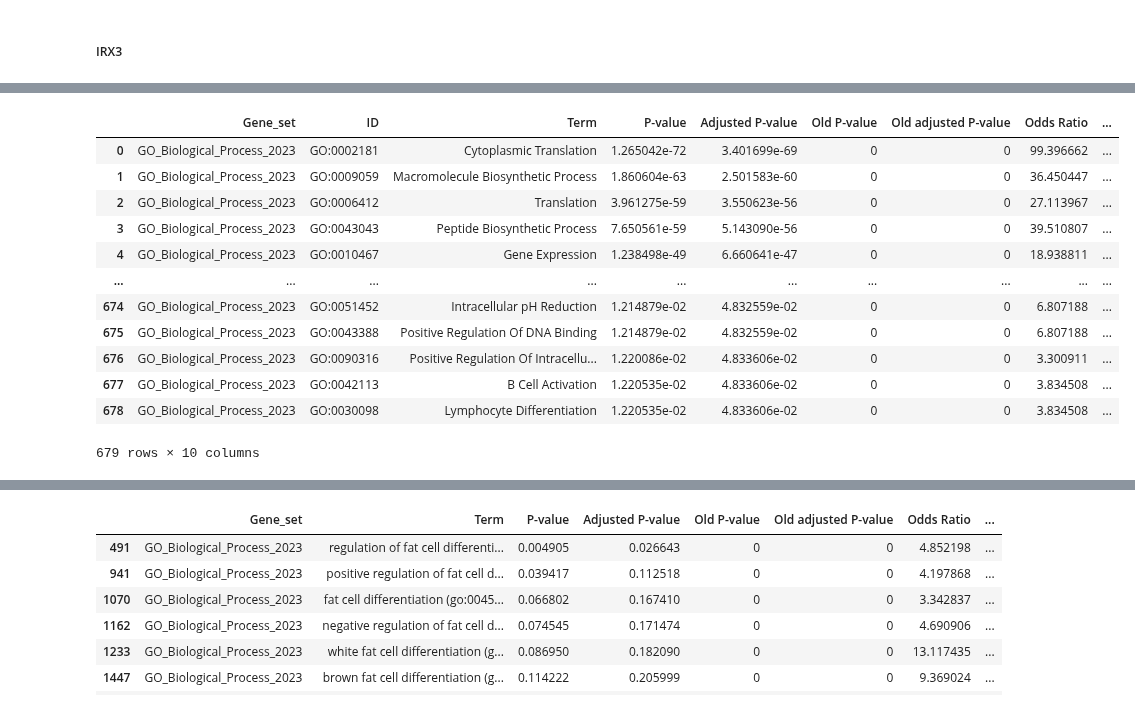
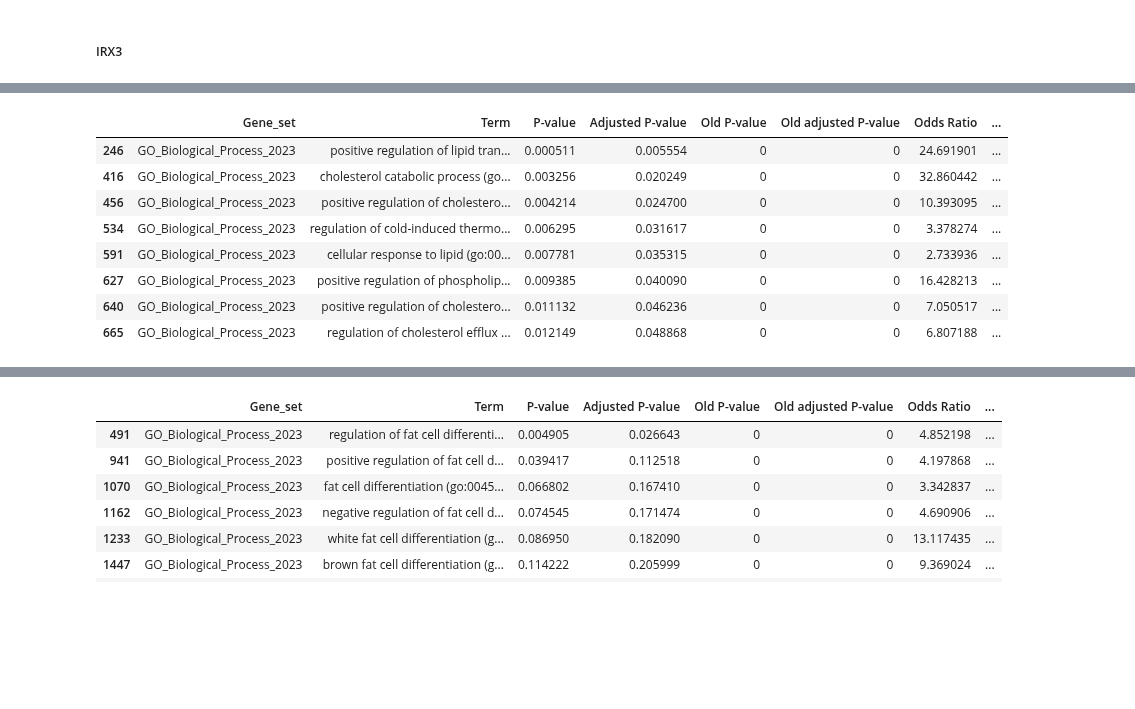
Before and after one commit to rejuve-bio/biocypher-kg, a Jupyter notebook: notebooks/cellxgene_exp_corr.ipynb, the cells around one changed output, grey strips where cells are left out. Cells and saved outputs as stored; diff of their text form; code cells hidden in the pictures; blank space fills up the shorter version.

```diff
--- a/notebooks/gtex_tissue_gene_exp_corr.ipynb
+++ b/notebooks/cellxgene_exp_corr.ipynb
@@ -248,7 +335,7 @@ irx5_id = gene_symbol_ensembl_id["IRX5"]
 # irx5_expr = brown_pre_adipocytes_df.loc[irx5_cells.index, irx5_id].values
 irx3_expr = brown_pre_adipocytes_df[irx3_id].values
 irx5_expr = brown_pre_adipocytes_df[irx5_id].values
-for gene_id in tqdm(brown_pre_adipocytes_df.columns):
+for gene_id in brown_pre_adipocytes_df.columns:
     try:
         # gene_expr_val = brown_pre_adipocytes_df.loc[irx3_cells.index, gene_id].values
         gene_expr_val = brown_pre_adipocytes_df[gene_id].values
@@ -266,11 +353,7 @@ for gene_id in tqdm(brown_pre_adipocytes_df.columns):
             brown_irx5_corrs["corr"].append(irx5_corr)
             brown_irx5_corrs["pval"].append(irx5_pval)
     except Exception as e:
-        print(f"Exception: {e}")
-        print(f"Gene id: {gene_id}")
-        print(f"Gene expr val: {len(gene_expr_val)}")
-        print(f"IRX3 expr val: {len(irx3_expr)}")
-        print(f"IRX5 expr val: {len(irx5_expr)}")
+        pass
 # %%
 brown_padpy_irx3_corrs_df = pd.DataFrame(brown_irx3_corrs)
 brown_padpy_irx5_corrs_df = pd.DataFrame(brown_irx5_corrs)
@@ -290,3 +373,8 @@ Num of genes with sig corr with IRX5: 3397
 # %% [markdown]
 
 ##### IRX3
+# %%
+k = 500
+top_k_irx3_pos_corr_brown_padpy = brown_padpy_irx3_sig_corr_df[brown_padpy_irx3_sig_corr_df["corr"] > 0.0].sort_values(by="corr", ascending=False).head(k)
+top_k_irx3_neg_corr_brown_padpy = brown_padpy_irx3_sig_corr_df[brown_padpy_irx3_sig_corr_df["corr"] < 0.0].sort_values(by="corr", ascending=True).head(k)
+top_k_irx3_pos_corr_white_padpy.head()
@@ -293,19 +388,19 @@ Num of genes with sig corr with IRX5: 3397
 # %%
 import gseapy as gp
 
-brown_padyp_irx3_corr_top_500 = brown_padpy_irx3_sig_corr_df.sort_values(by="corr", ascending=False).head(500)
-brown_padyp_irx3_corr_top_500_genes = list(brown_padyp_irx3_corr_top_500["gene"].values)
-brown_padyp_irx3_corr_background_genes = list(brown_padpy_irx3_abs_corrs_df["gene"].values)
+top_k_irx3_pos_corr_brown_padpy_genes = top_k_irx3_pos_corr_brown_padpy["gene"].to_list()
+brown_preadpy_irx3_corr_background_genes = brown_padpy_irx3_corrs_df["gene"].to_list()
+
 library = "GO_Biological_Process_2023"
 organism = "Human"
 
-brown_padyp_irx3_enrichr = gp.enrichr(gene_list=brown_padyp_irx3_corr_top_500_genes,
-                          gene_sets=library,
-                          background=brown_padyp_irx3_corr_background_genes,
-                          organism=organism,
-                          outdir=None)
-brown_padyp_irx3_enrichr_df = brown_padyp_irx3_enrichr.results
-brown_padyp_irx3_enrichr_df.insert(1, "ID", brown_padyp_irx3_enrichr_df["Term"].apply(lambda x: x.split("(")[1].split(")")[0]))
-brown_padyp_irx3_enrichr_df["Term"] = brown_padyp_irx3_enrichr_df["Term"].apply(lambda x: x.split("(")[0])
-brown_padyp_irx3_enrichr_df
+top_k_irx3_pos_corr_brown_padpy_enrichr = gp.enrichr(gene_list=top_k_irx3_pos_corr_brown_padpy_genes,
+                                                     gene_sets=library,
+                                                     background=brown_preadpy_irx3_corr_background_genes,
+                                                     organism=organism,
+                                                     outdir=None)
+top_k_irx3_pos_corr_brown_padpy_enrichr = top_k_irx3_pos_corr_brown_padpy_enrichr.results
+# top_k_irx3_pos_corr_brown_padpy_enrichr[top_k_irx3_pos_corr_brown_padpy_enrichr["Adjusted P-value"] < 0.05]
+top_k_irx3_pos_corr_brown_padpy_enrichr["Term"] = top_k_irx3_pos_corr_brown_padpy_enrichr["Term"].apply(lambda x: x.lower())
+top_k_irx3_pos_corr_brown_padpy_enrichr.head()
 # %% [output]
@@ -325,17 +413,17 @@ brown_padyp_irx3_enrichr_df
 # %%
-brown_padyp_irx3_enrichr_df[brown_padyp_irx3_enrichr_df["Adjusted P-value"] < 0.05]
+obesity_related_terms = ["lipid", "fatty", "fat", "cholesterol", "adipose", "obesity", "thermo", "fat cell"]
+brown_pady_pos_corr_irx3_obesity_related_enrichr = top_k_irx3_pos_corr_brown_padpy_enrichr[top_k_irx3_pos_corr_brown_padpy_enrichr.Term.str.contains("|"
+                                                                                                                                                     .join
+                                                                                                                                                     (obesity_related_terms))]
+brown_pady_pos_corr_irx3_obesity_related_enrichr[brown_pady_pos_corr_irx3_obesity_related_enrichr["Adjusted P-value"] < 0.05]
 # %% [output]
-|  | Gene_set | ID | Term | P-value | Adjusted P-value | Old P-value | Old adjusted P-value | Odds Ratio | ... |
-| 0 | GO_Biological_Process_2023 | GO:0002181 | Cytoplasmic Translation | 1.265042e-72 | 3.401699e-69 | 0 | 0 | 99.396662 | ... |
-| 1 | GO_Biological_Process_2023 | GO:0009059 | Macromolecule Biosynthetic Process | 1.860604e-63 | 2.501583e-60 | 0 | 0 | 36.450447 | ... |
-| 2 | GO_Biological_Process_2023 | GO:0006412 | Translation | 3.961275e-59 | 3.550623e-56 | 0 | 0 | 27.113967 | ... |
-| 3 | GO_Biological_Process_2023 | GO:0043043 | Peptide Biosynthetic Process | 7.650561e-59 | 5.143090e-56 | 0 | 0 | 39.510807 | ... |
-| 4 | GO_Biological_Process_2023 | GO:0010467 | Gene Expression | 1.238498e-49 | 6.660641e-47 | 0 | 0 | 18.938811 | ... |
-| ... | ... | ... | ... | ... | ... | ... | ... | ... | ... |
-| 674 | GO_Biological_Process_2023 | GO:0051452 | Intracellular pH Reduction | 1.214879e-02 | 4.832559e-02 | 0 | 0 | 6.807188 | ... |
-| 675 | GO_Biological_Process_2023 | GO:0043388 | Positive Regulation Of DNA Binding | 1.214879e-02 | 4.832559e-02 | 0 | 0 | 6.807188 | ... |
-| 676 | GO_Biological_Process_2023 | GO:0090316 | Positive Regulation Of Intracellu... | 1.220086e-02 | 4.833606e-02 | 0 | 0 | 3.300911 | ... |
-| 677 | GO_Biological_Process_2023 | GO:0042113 | B Cell Activation | 1.220535e-02 | 4.833606e-02 | 0 | 0 | 3.834508 | ... |
-| 678 | GO_Biological_Process_2023 | GO:0030098 | Lymphocyte Differentiation | 1.220535e-02 | 4.833606e-02 | 0 | 0 | 3.834508 | ... |
+|  | Gene_set | Term | P-value | Adjusted P-value | Old P-value | Old adjusted P-value | Odds Ratio | ... |
+| 246 | GO_Biological_Process_2023 | positive regulation of lipid tran... | 0.000511 | 0.005554 | 0 | 0 | 24.691901 | ... |
+| 416 | GO_Biological_Process_2023 | cholesterol catabolic process (go... | 0.003256 | 0.020249 | 0 | 0 | 32.860442 | ... |
+| 456 | GO_Biological_Process_2023 | positive regulation of cholestero... | 0.004214 | 0.024700 | 0 | 0 | 10.393095 | ... |
+| 534 | GO_Biological_Process_2023 | regulation of cold-induced thermo... | 0.006295 | 0.031617 | 0 | 0 | 3.378274 | ... |
+| 591 | GO_Biological_Process_2023 | cellular response to lipid (go:00... | 0.007781 | 0.035315 | 0 | 0 | 2.733936 | ... |
+| 627 | GO_Biological_Process_2023 | positive regulation of phospholip... | 0.009385 | 0.040090 | 0 | 0 | 16.428213 | ... |
+| 640 | GO_Biological_Process_2023 | positive regulation of cholestero... | 0.011132 | 0.046236 | 0 | 0 | 7.050517 | ... |
+| 665 | GO_Biological_Process_2023 | regulation of cholesterol efflux ... | 0.012149 | 0.048868 | 0 | 0 | 6.807188 | ... |
-679 rows × 10 columns
 # %%
```
Also changed, not shown: parts of 22 cells of this notebook, 2 other files.
